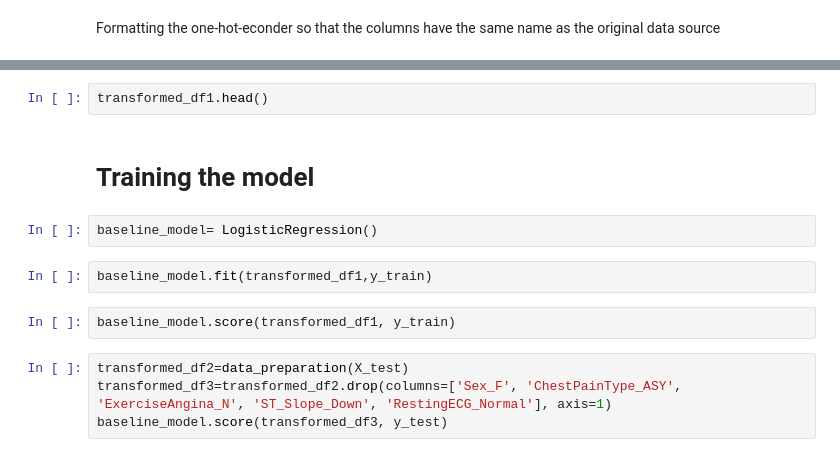
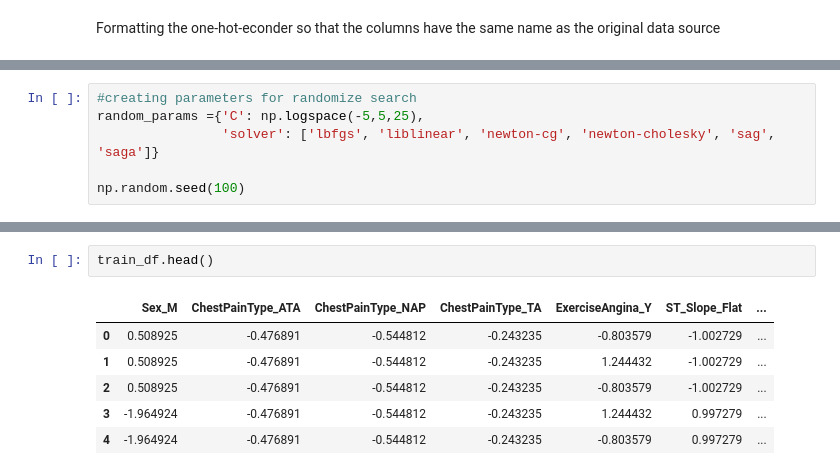
Before and after one commit to dgardunohorneffer/Captsone-AI, a Jupyter notebook: Notebooks/Daniela_Garduno/Notebook_Daniela.ipynb, the cells around one changed output, grey strips where cells are left out. Drawn from its saved outputs; the diff is of its cells as text.

```diff
--- a/Notebooks/Daniela_Garduno/Notebook_Daniela.ipynb
+++ b/Notebooks/Daniela_Garduno/Notebook_Daniela.ipynb
@@ -431,0 +461,6 @@ transformed_df1=transformed_df.drop(columns=['Sex_F', 'ChestPainType_ASY', 'Exer
+# %%
+#creating parameters for randomize search
+random_params ={'C': np.logspace(-5,5,25),
+                'solver': ['lbfgs', 'liblinear', 'newton-cg', 'newton-cholesky', 'sag', 'saga']}
+
+np.random.seed(100)
@@ -432,14 +522,9 @@ transformed_df1=transformed_df.drop(columns=['Sex_F', 'ChestPainType_ASY', 'Exer
 # %%
-transformed_df1.head()
+train_df.head()
+# %% [output]
+|  | Sex_M | ChestPainType_ATA | ChestPainType_NAP | ChestPainType_TA | ExerciseAngina_Y | ST_Slope_Flat | ... |
+| 0 | 0.508925 | -0.476891 | -0.544812 | -0.243235 | -0.803579 | -1.002729 | ... |
+| 1 | 0.508925 | -0.476891 | -0.544812 | -0.243235 | 1.244432 | -1.002729 | ... |
+| 2 | 0.508925 | -0.476891 | -0.544812 | -0.243235 | -0.803579 | -1.002729 | ... |
+| 3 | -1.964924 | -0.476891 | -0.544812 | -0.243235 | 1.244432 | 0.997279 | ... |
+| 4 | -1.964924 | -0.476891 | -0.544812 | -0.243235 | -0.803579 | 0.997279 | ... |
-# %% [markdown]
-# Training the model
-# %%
-baseline_model= LogisticRegression()
-# %%
-baseline_model.fit(transformed_df1,y_train)
-# %%
-baseline_model.score(transformed_df1, y_train)
-# %%
-transformed_df2=data_preparation(X_test)
-transformed_df3=transformed_df2.drop(columns=['Sex_F', 'ChestPainType_ASY', 'ExerciseAngina_N', 'ST_Slope_Down', 'RestingECG_Normal'], axis=1)
-baseline_model.score(transformed_df3, y_test)
```
Also changed, not shown: parts of 28 cells of this notebook.
